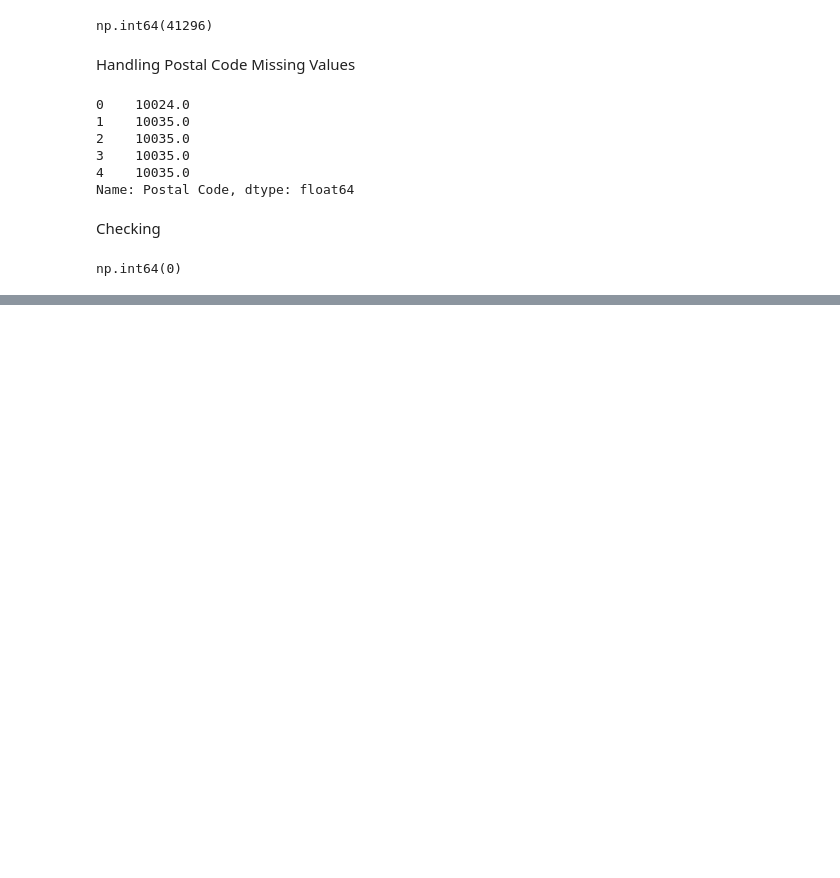
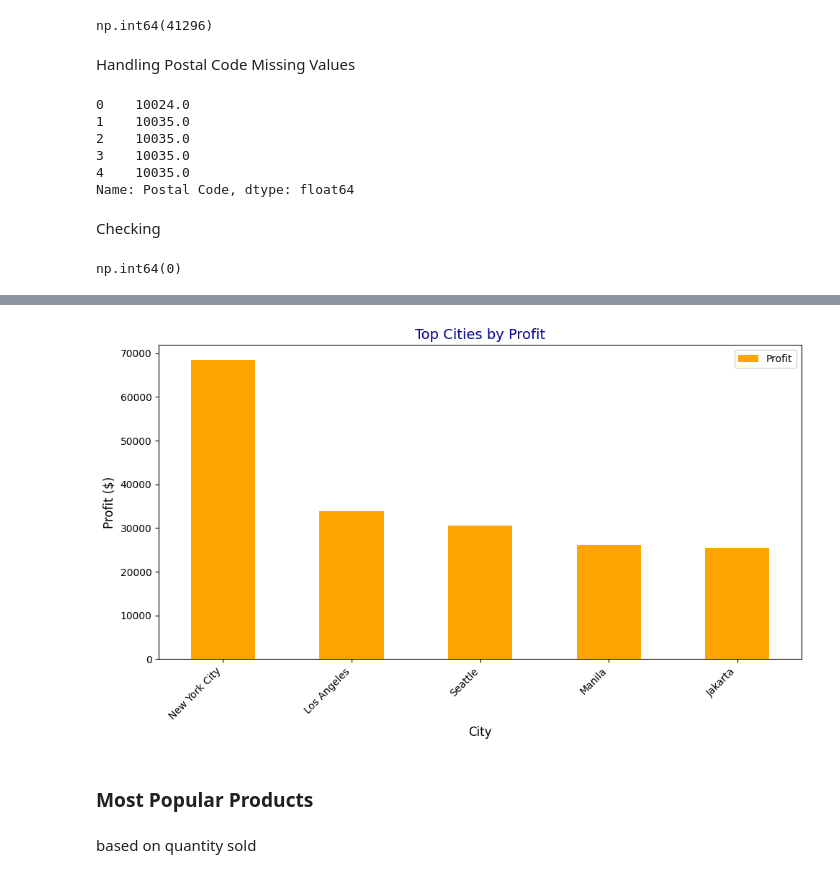
Before and after one commit to bhavbooks/Sales-and-Profit-Analysis-using-Python, a Jupyter notebook: notebooks/EDA.ipynb, the cells around one changed output, grey strips where cells are left out. Saved outputs shown, nothing was run; the diff lists cells and outputs as text; code cells hidden in the pictures; blank space fills up the shorter version.

```diff
--- a/notebooks/EDA.ipynb
+++ b/notebooks/EDA.ipynb
@@ -251,0 +413,34 @@ np.int64(0)
+# %%
+# Group data by City and State, summing the Profit
+city_state_profit = segment_data.groupby(['City', 'State'])['Profit'].sum().reset_index()
+
+# Sort the data for top cities and states by Profit
+top_city_state_profit = city_state_profit.sort_values(by='Profit', ascending=False).head()
+
+# Display top profitable cities and states
+top_city_state_profit
+
+# Create the bar chart
+fig, ax = plt.subplots(figsize=(10, 6))
+
+# Plotting Profit by City and State (Bar Chart)
+top_city_state_profit.plot(kind='bar', x='City',y='Profit', ax=ax, color='orange')
+
+
+## Rotating the x sticks:
+ax.set_xticklabels(ax.get_xticklabels(), rotation=45, ha='right')
+
+# Set the title and labels
+ax.set_title('Top Cities by Profit', fontsize=14, color='darkblue')
+ax.set_ylabel('Profit ($)', fontsize=12)
+ax.set_xlabel('City', fontsize=12)
+
+# Show the plot
+plt.tight_layout()
+plt.show()
+# %% [output]
+[figure, added]
+# %% [markdown]
+### Most Popular Products
+# %% [markdown]
+based on quantity sold
```
Also changed, not shown: parts of 34 cells of this notebook, 1 other file.
